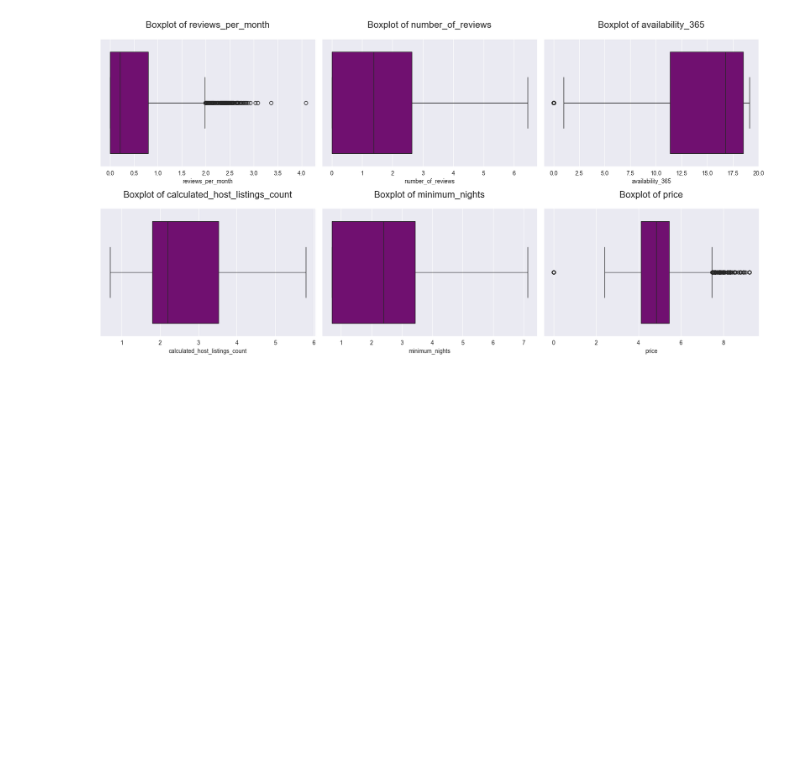
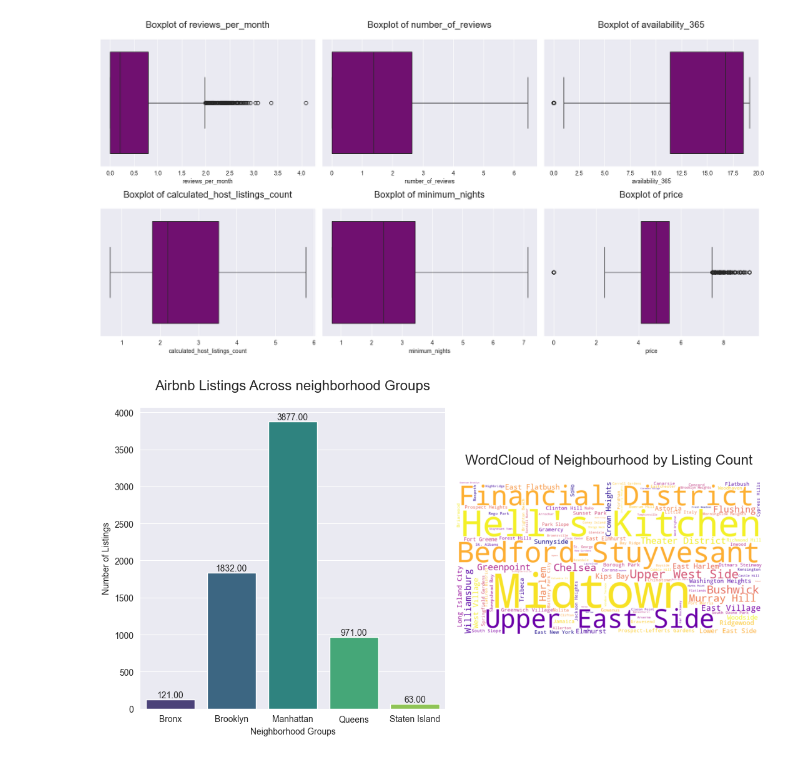
Before and after one commit to pandey-rakshit/Airbnb_nyc_analysis, a Jupyter notebook: Airbnb_analysis.ipynb, the cells around one changed output. Cells and saved outputs as stored; diff of their text form; code cells hidden in the pictures; blank space fills up the shorter version.

```diff
--- a/Airbnb_analysis.ipynb
+++ b/Airbnb_analysis.ipynb
@@ -1350,3 +1628,41 @@ visualize_chart(chart_objs, nrows=(len(filter_column) // 3 + 1), ncols=3)
 plt.show()
 # %% [output]
 [figure]
+# %%
+# 1. How are Airbnb listings distributed across different neighborhoods in NYC?
+
+airbnb_listing = outlier_df.groupby(by='neighbourhood_group').size().reset_index(name="number_of_listings")
+# airbnb_listing
+neighbourhood_count = outlier_df[['neighbourhood']].value_counts(sort=False).rename('count').reset_index()
+# neighbourhood_count
+# %%
+# fig :- distribution of airbnb listings across neighborhoods in NYC
+
+chart_obj = [{
+    'xlabel': 'Neighborhood Groups',
+    'ylabel': 'Number of Listings',
+    'title': 'Airbnb Listings Across neighborhood Groups',
+    'plot_function': plot_functions['bar'],
+    'x': airbnb_listing['neighbourhood_group'],
+    'y': airbnb_listing['number_of_listings'],
+    'kwargs': {'hue': airbnb_listing['neighbourhood_group'], 'palette':'viridis'}
+}]
+
+# Create a dictionary for neighbourhood_group and their counts
+wordcloud_dict = dict(zip(neighbourhood_count['neighbourhood'], neighbourhood_count['count']))
+
+# Generate the word cloud using the frequency of each neighbourhood_group
+wordcloud = WordCloud(width=800, height=400, background_color='white', colormap='plasma').generate_from_frequencies(wordcloud_dict)
+
+visualize_chart(chart_obj, nrows=1, ncols=2)
+
+# Plot the WordCloud
+plt.subplot(1, 2, 2)
+plt.imshow(wordcloud, interpolation='bilinear')
+plt.axis('off')
+plt.title('WordCloud of Neighbourhood by Listing Count', fontsize=16, pad=20)
+
+
+plt.show()
+# %% [output]
+[figure, added]
```
Also changed, not shown: parts of 33 cells of this notebook.
